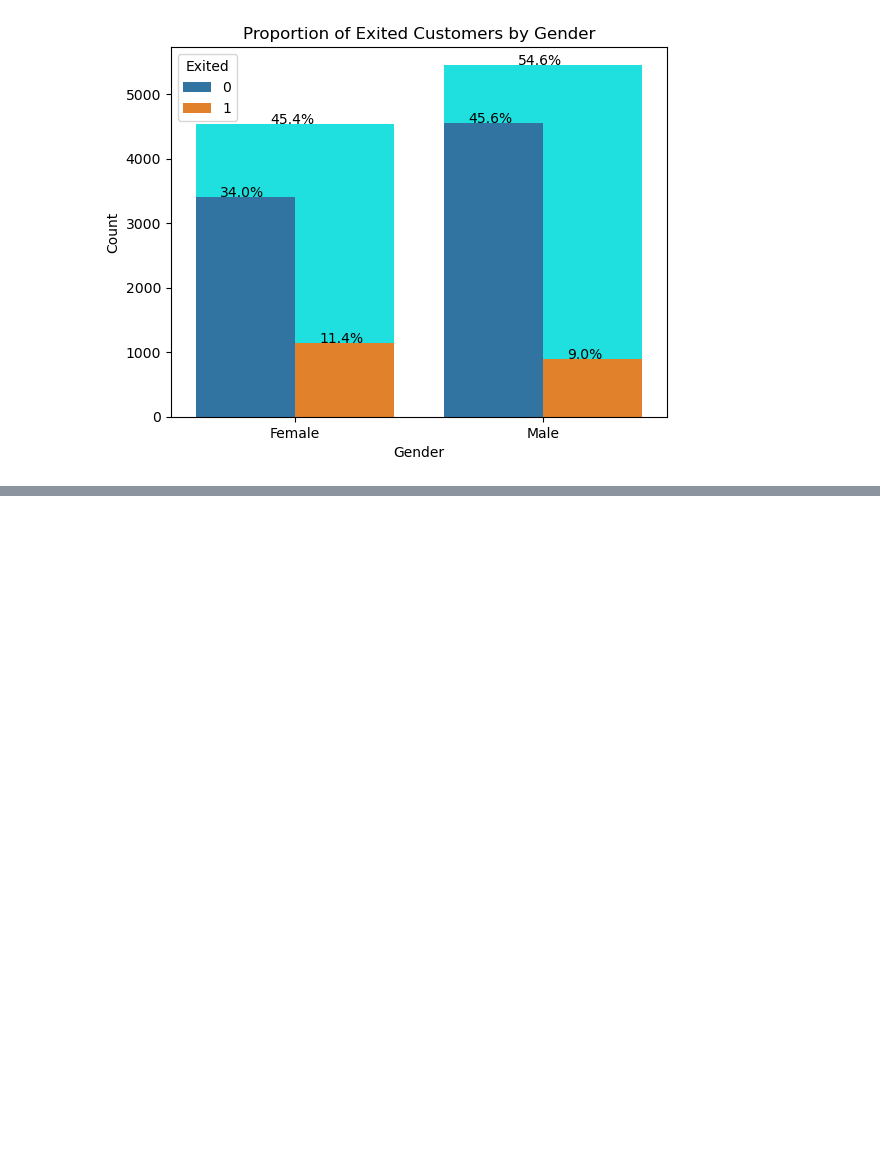
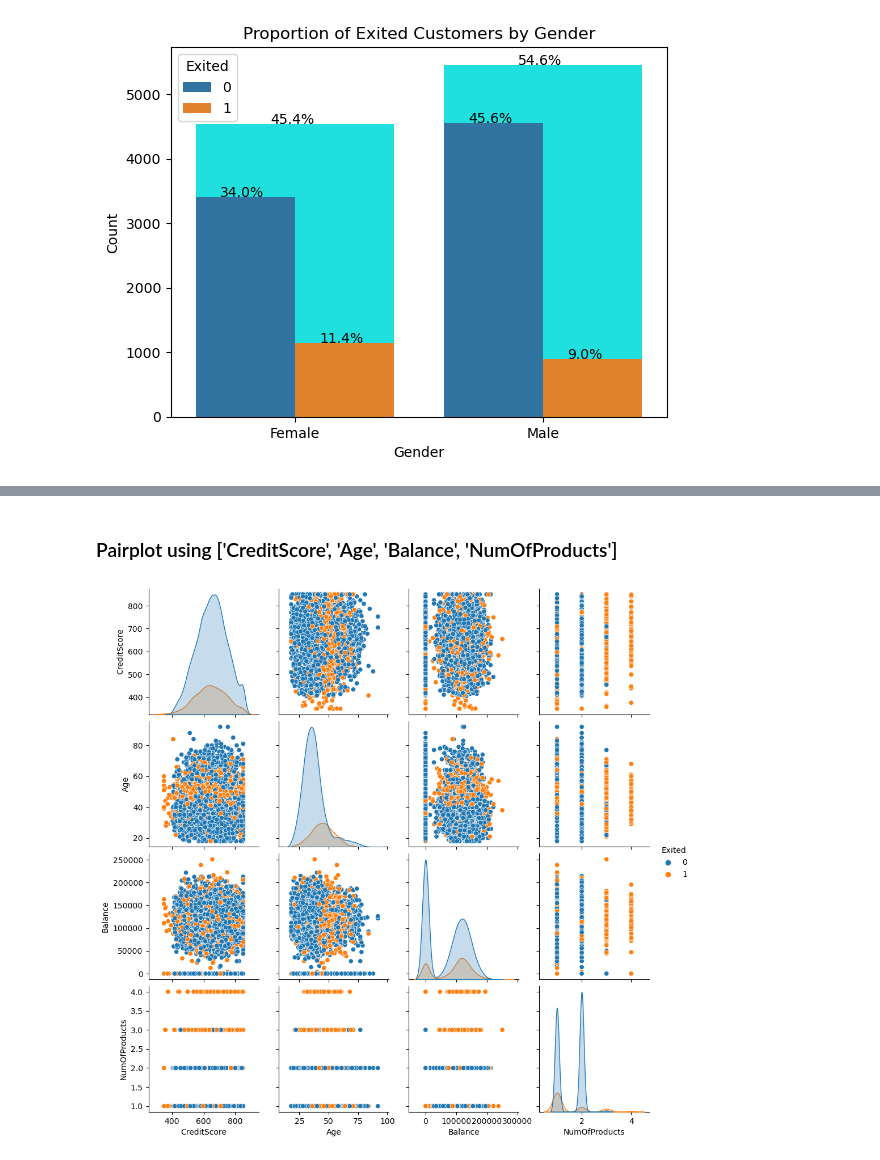
Before and after one commit to abhishekj-growexxer/churn_prediction, a Jupyter notebook: code/1. eda.ipynb, the cells around one changed output, grey strips where cells are left out. Drawn from its saved outputs; the diff is of its cells as text; code cells hidden in the pictures; blank space fills up the shorter version.

```diff
--- a/code/1. eda.ipynb
+++ b/code/1. eda.ipynb
@@ -308,0 +329,7 @@ plt.show()
+# %% [markdown]
+### Pairplot using ['CreditScore', 'Age', 'Balance', 'NumOfProducts']
+# %%
+sns.pairplot(data=df, vars=['CreditScore', 'Age', 'Balance', 'NumOfProducts'], hue='Exited')
+plt.show()
+# %% [output]
+[figure, added]
```
Also changed, not shown: parts of 2 cells of this notebook.
